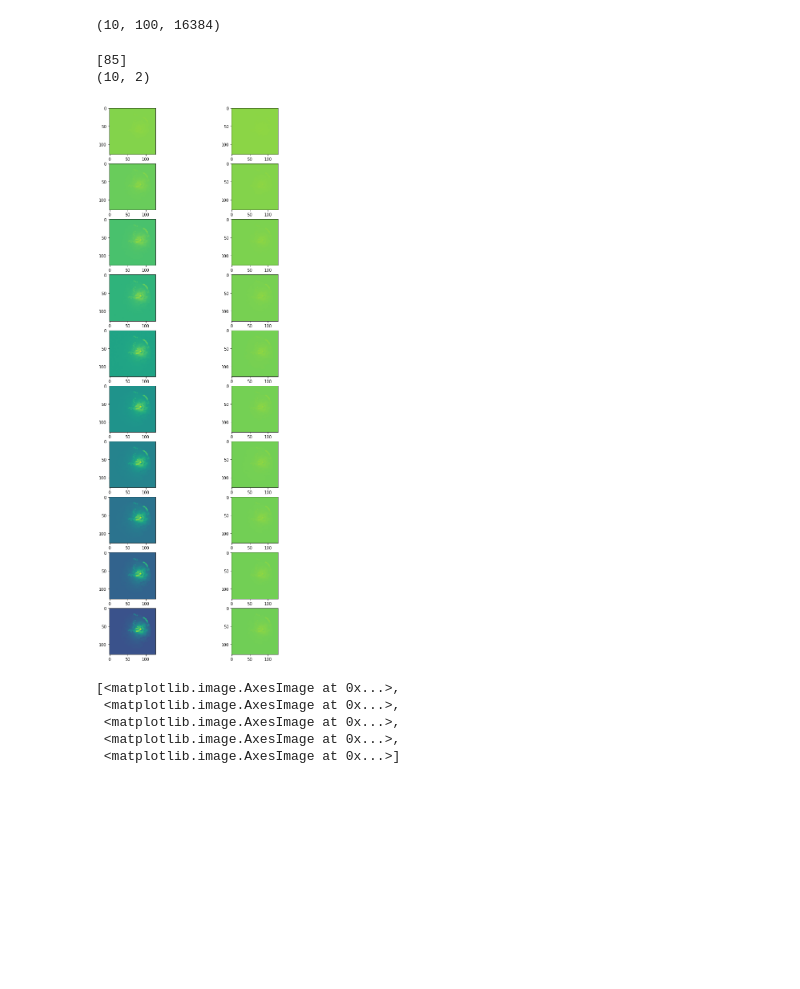
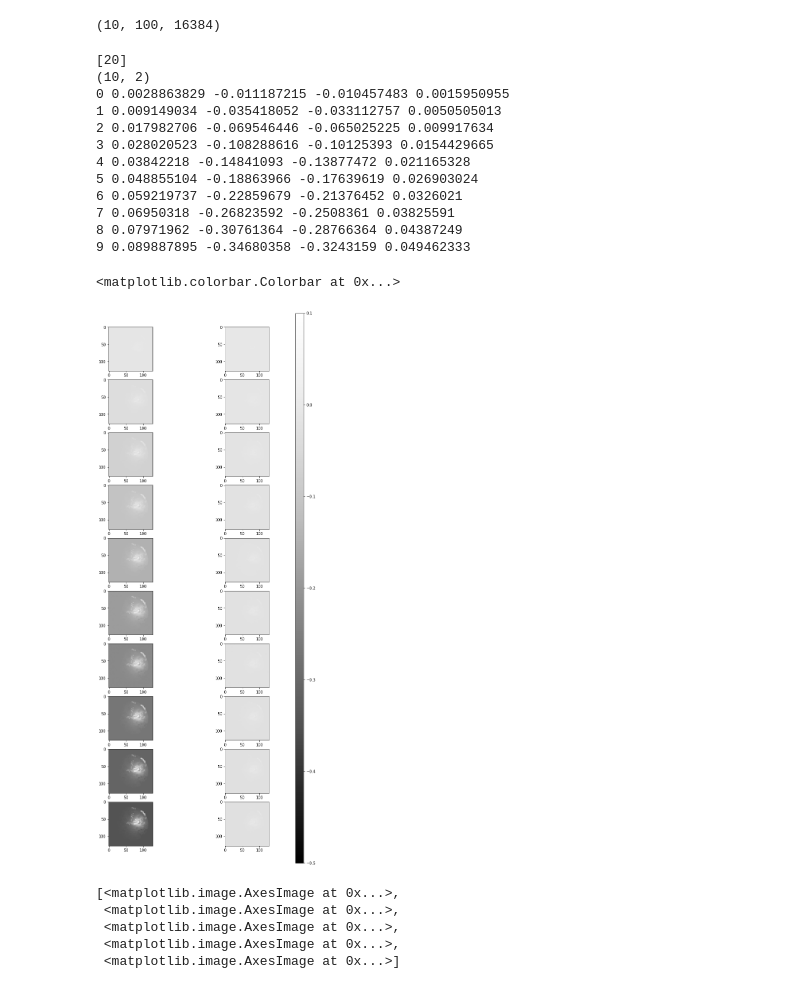
Before and after one commit to ATTPC/VAE-event-classification, a Jupyter notebook: notebooks/draw_model.ipynb, the cells around one changed output. Drawn from its saved outputs; the diff is of its cells as text; code cells hidden in the pictures; blank space fills up the shorter version.

Commit message:
even better visualization

```diff
--- a/notebooks/draw_model.ipynb
+++ b/notebooks/draw_model.ipynb
@@ -11,24 +11,39 @@ drawings.shape
 # %%
 T = drawings.shape[0]
 n_plots = 2
 which = np.random.randint(0, drawings.shape[1], (1,))
 ref = 1
 print(which)
 
 fig, ax = plt.subplots(nrows=T, ncols=n_plots, figsize=(10, 25) )
 print(ax.shape)
 
 for t in range(T):
     ao = ax[t]
     w = which[0]
     normal = drawings[t][w].reshape((128, 128)) #- drawings[0][w].reshape((128, 128))
     delta = drawings[t][w].reshape((128, 128)) - drawings[t][ref].reshape((128, 128))
-    ao[0].imshow(normal, vmin=-0.5, vmax=0.1)
-    ao[1].imshow(delta, vmin=-0.5, vmax=0.1)
+    ao[0].imshow(normal, vmin=-0.5, vmax=0.1, cmap="Greys_r")
+    im = ao[1].imshow(delta, vmin=-0.5, vmax=0.1, cmap="Greys_r")
+    print(t, np.max(normal), np.min(normal), np.average(normal), np.std(normal))
+
+cax = fig.add_axes([0.9, 0.1, 0.03, 0.8])
+fig.colorbar(im, cax=cax)
 # %% [output]
-[85]
+[20]
 (10, 2)
+0 0.0028863829 -0.011187215 -0.010457483 0.0015950955
+1 0.009149034 -0.035418052 -0.033112757 0.0050505013
+2 0.017982706 -0.069546446 -0.065025225 0.009917634
+3 0.028020523 -0.108288616 -0.10125393 0.0154429665
+4 0.03842218 -0.14841093 -0.13877472 0.021165328
+5 0.048855104 -0.18863966 -0.17639619 0.026903024
+6 0.059219737 -0.22859679 -0.21376452 0.0326021
+7 0.06950318 -0.26823592 -0.2508361 0.03825591
+8 0.07971962 -0.30761364 -0.28766364 0.04387249
+9 0.089887895 -0.34680358 -0.3243159 0.049462333
+<matplotlib.colorbar.Colorbar at 0x...>
-[figure, old version]
+[figure, new version]
 # %%
 finished = drawings[-1:,:,].reshape((100, 128, 128))
 # %%
```
